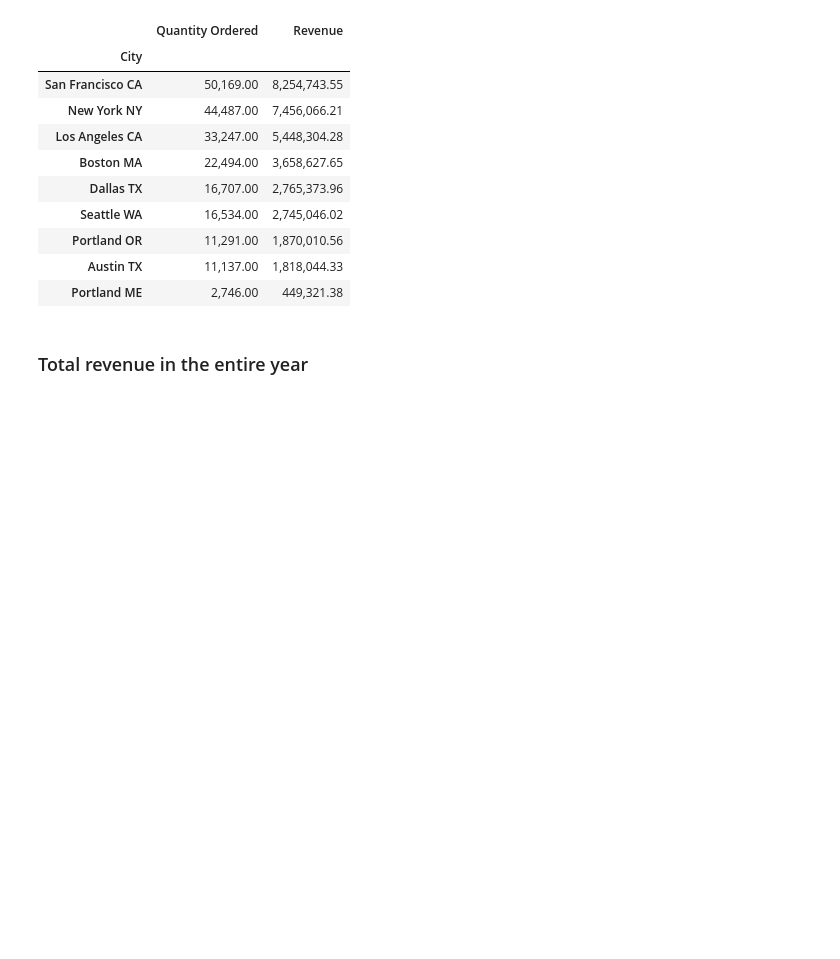
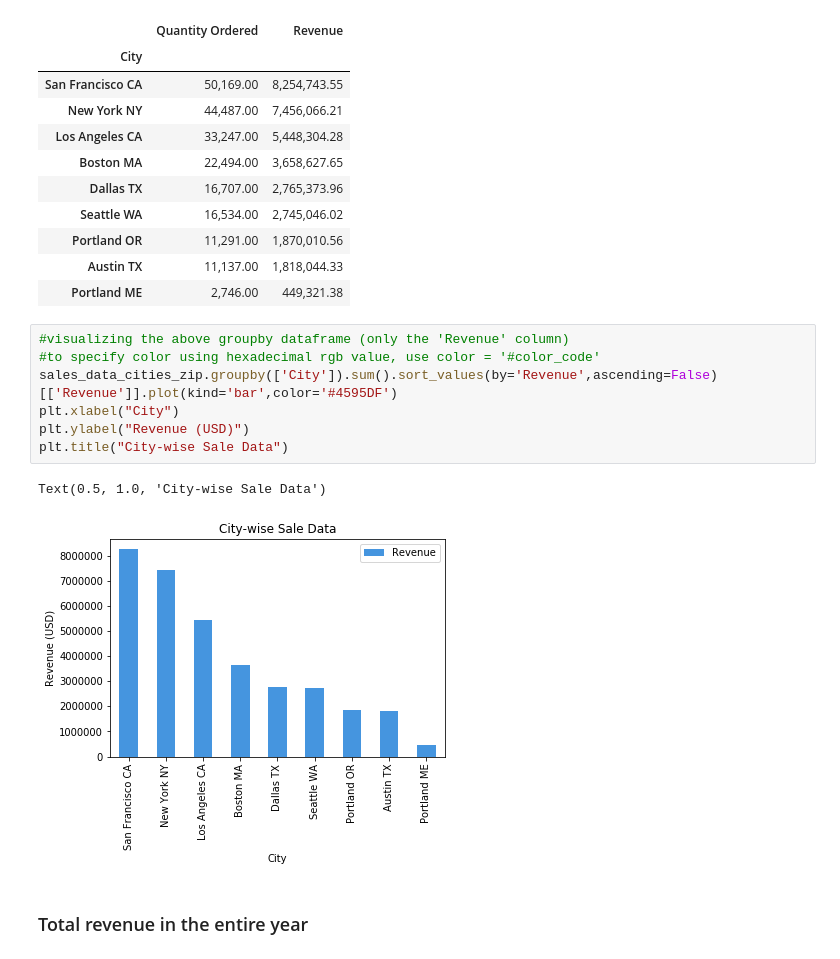
Before and after one commit to Saminyead/Location-wise-Sales-Data-from-Non-uniform-Address-Formats, a Jupyter notebook: Comparing_to_public_dataset.ipynb, the cells around one changed output. Saved outputs shown, nothing was run; the diff lists cells and outputs as text; blank space fills up the shorter version.

```diff
--- a/Comparing_to_public_dataset.ipynb
+++ b/Comparing_to_public_dataset.ipynb
@@ -653,6 +653,16 @@ sales_data_cities_zip.groupby(['City']).sum().sort_values(by='Revenue',ascending
 | Portland OR | 11,291.00 | 1,870,010.56 |
 | Austin TX | 11,137.00 | 1,818,044.33 |
 | Portland ME | 2,746.00 | 449,321.38 |
+# %%
+#visualizing the above groupby dataframe (only the 'Revenue' column)
+#to specify color using hexadecimal rgb value, use color = '#color_code'
+sales_data_cities_zip.groupby(['City']).sum().sort_values(by='Revenue',ascending=False)[['Revenue']].plot(kind='bar',color='#4595DF')
+plt.xlabel("City")
+plt.ylabel("Revenue (USD)")
+plt.title("City-wise Sale Data")
+# %% [output]
+Text(0.5, 1.0, 'City-wise Sale Data')
+[figure, added]
 # %% [markdown]
 ### Total revenue in the entire year
 # %%
```
Also changed, not shown: parts of 3 cells of this notebook.
